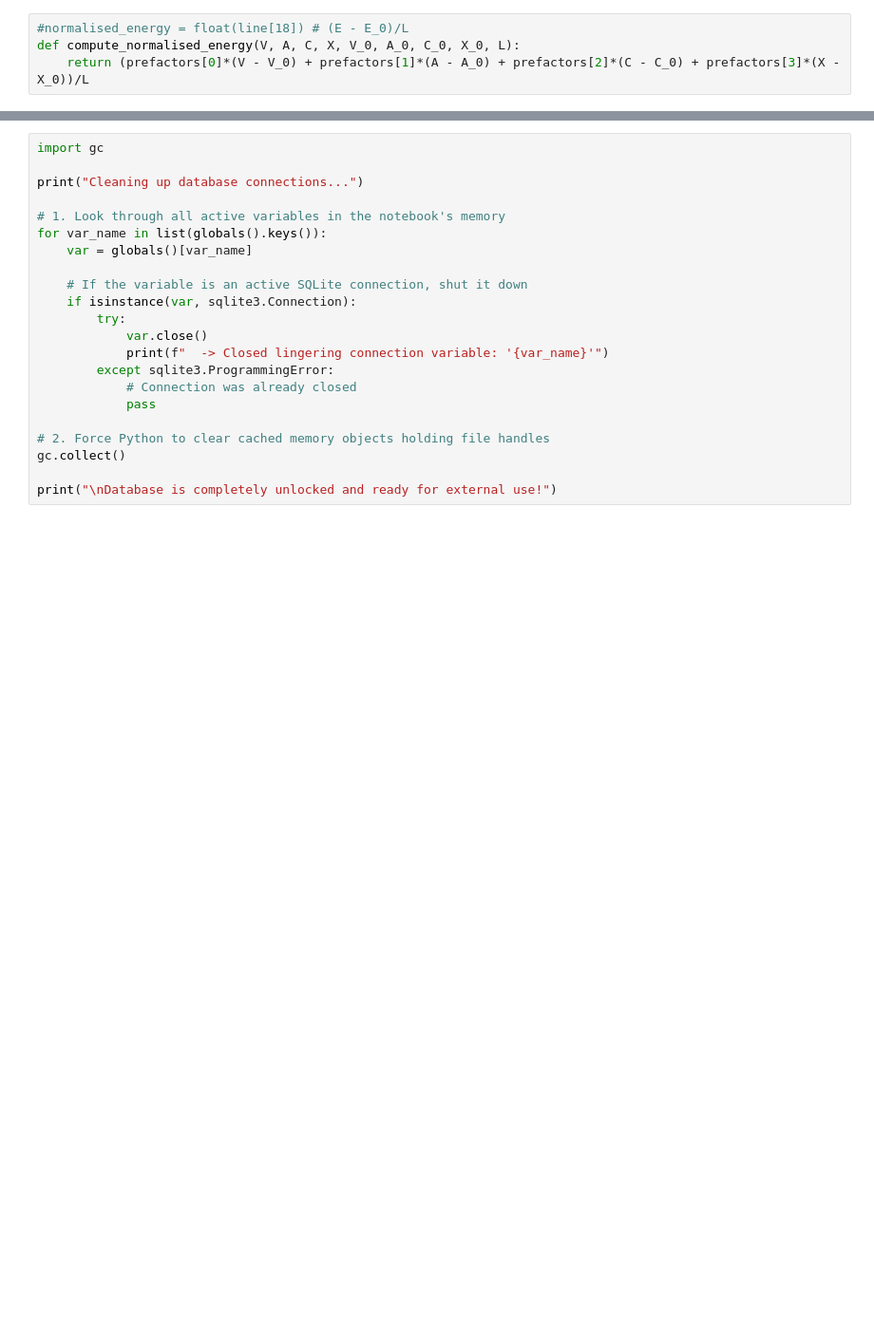
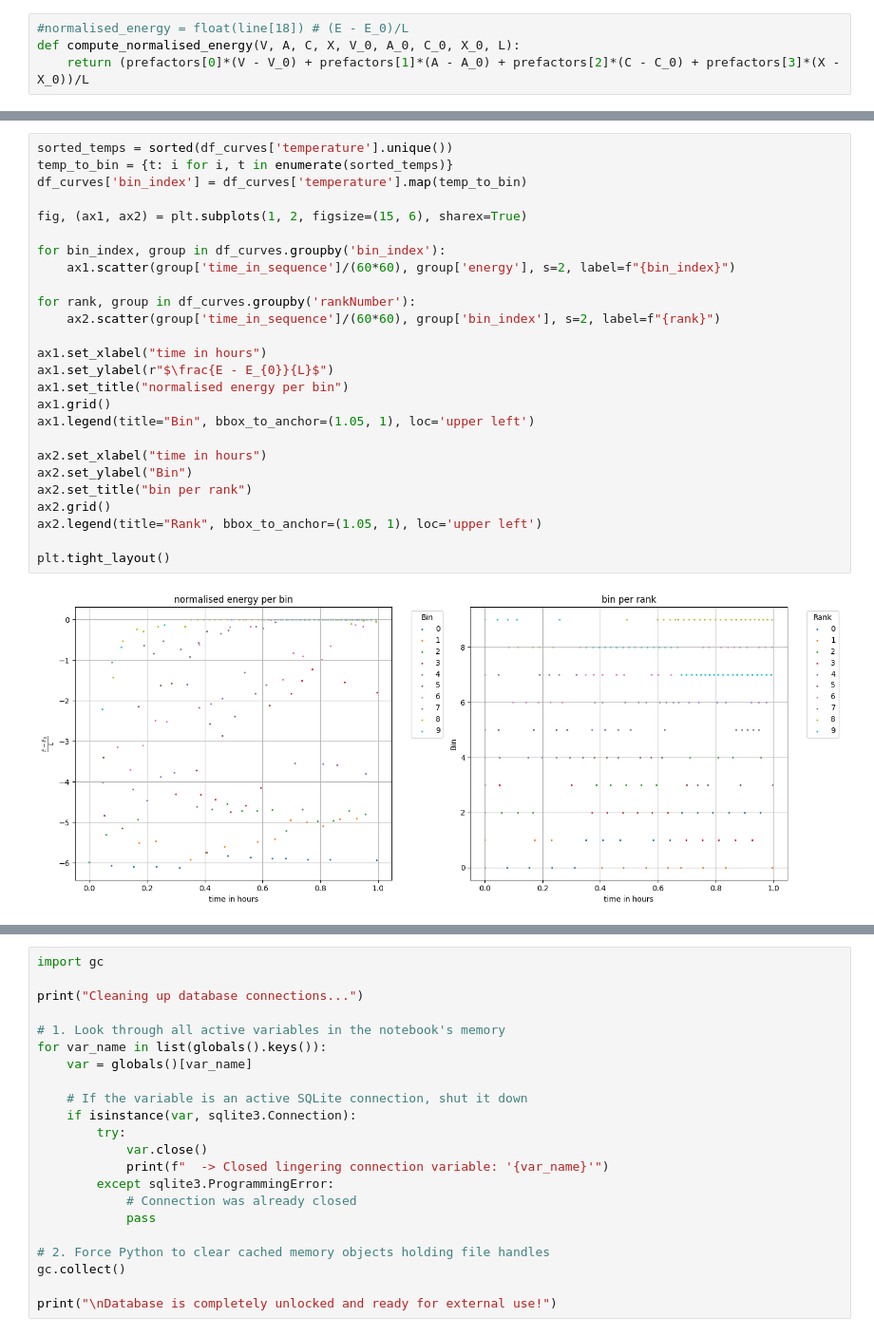
Before and after one commit to rhocoles/disSolve, a Jupyter notebook: tools/evaluate_experiment.ipynb, the cells around one changed output, grey strips where cells are left out. Shown at 95% size. Drawn from its saved outputs; the diff is of its cells as text; blank space fills up the shorter version.

```diff
--- a/tools/evaluate_experiment.ipynb
+++ b/tools/evaluate_experiment.ipynb
@@ -134,3 +138,31 @@ plt.tight_layout()
+# %%
+sorted_temps = sorted(df_curves['temperature'].unique())
+temp_to_bin = {t: i for i, t in enumerate(sorted_temps)}
+df_curves['bin_index'] = df_curves['temperature'].map(temp_to_bin)
+
+fig, (ax1, ax2) = plt.subplots(1, 2, figsize=(15, 6), sharex=True)
+
+for bin_index, group in df_curves.groupby('bin_index'):
+    ax1.scatter(group['time_in_sequence']/(60*60), group['energy'], s=2, label=f"{bin_index}")
+
+for rank, group in df_curves.groupby('rankNumber'):
+    ax2.scatter(group['time_in_sequence']/(60*60), group['bin_index'], s=2, label=f"{rank}")
+
+ax1.set_xlabel("time in hours")
+ax1.set_ylabel(r"$\frac{E - E_{0}}{L}$")
+ax1.set_title("normalised energy per bin")
+ax1.grid()
+ax1.legend(title="Bin", bbox_to_anchor=(1.05, 1), loc='upper left')
+
+ax2.set_xlabel("time in hours")
+ax2.set_ylabel("Bin")
+ax2.set_title("bin per rank")
+ax2.grid()
+ax2.legend(title="Rank", bbox_to_anchor=(1.05, 1), loc='upper left')
+
+plt.tight_layout()
+# %% [output]
+[figure, added]
 # %%
 plt.figure(figsize=(8, 6))
 for rank, group in df_curves.groupby('rankNumber'):
```
Also changed, not shown: parts of 11 cells of this notebook, 3 other files.
